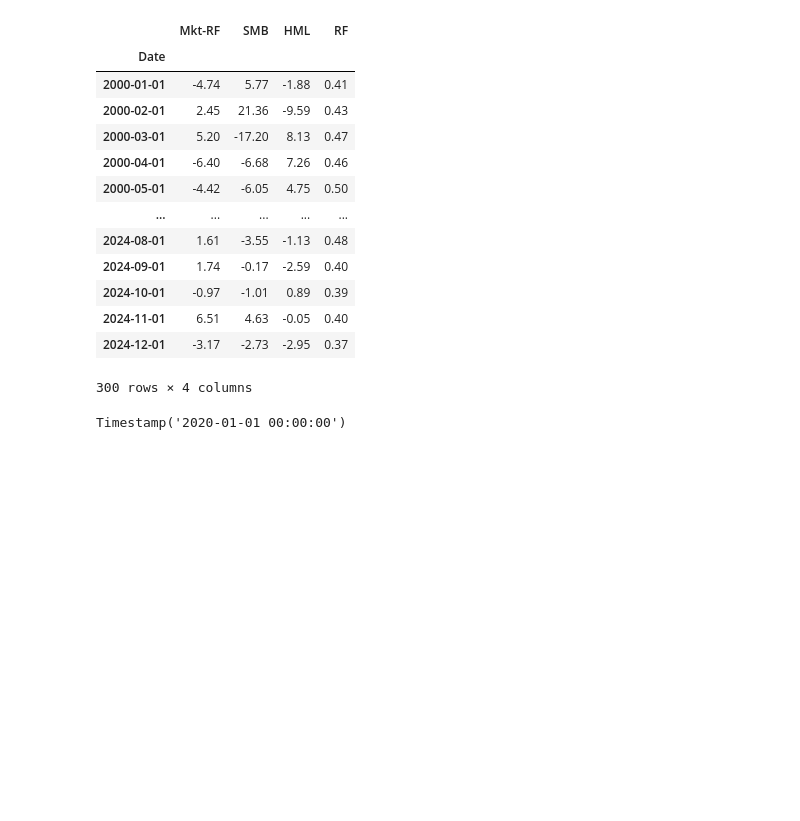
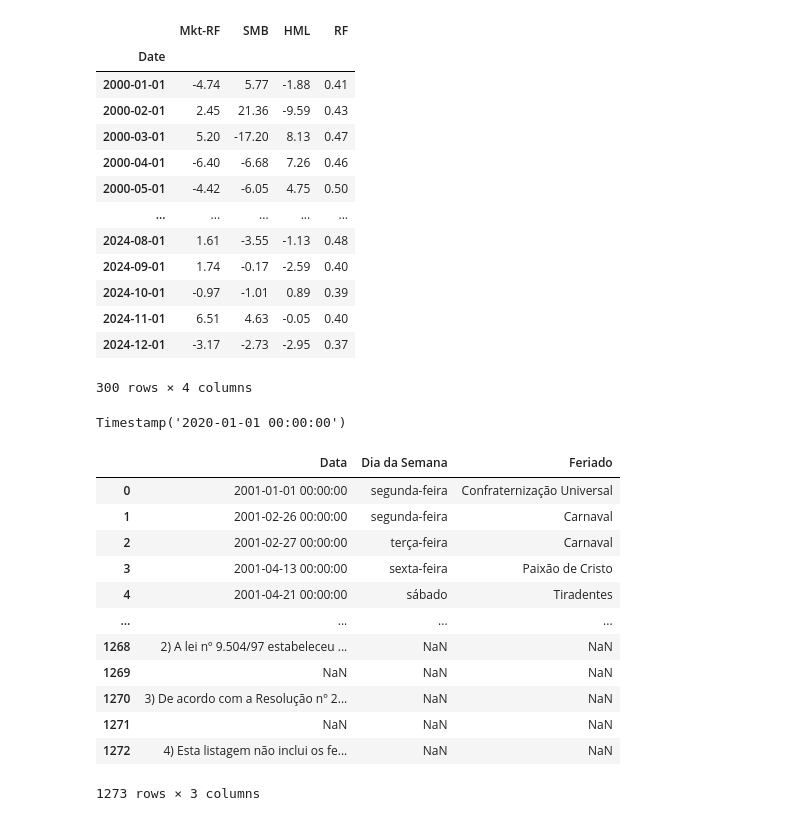
Before and after one commit to pedroafmelo/projeto_dashboard, a Jupyter notebook: testes.ipynb, the cells around one changed output. Cells and saved outputs as stored; diff of their text form; code cells hidden in the pictures; blank space fills up the shorter version.

```diff
--- a/testes.ipynb
+++ b/testes.ipynb
@@ -356,3 +356,19 @@ import pandas as pd
 pd.to_datetime("Jan 1, 2020")
 # %% [output]
 Timestamp('2020-01-01 00:00:00')
+# %%
+pd.read_excel("https://www.anbima.com.br/feriados/arqs/feriados_nacionais.xls")
+# %% [output]
+|  | Data | Dia da Semana | Feriado |
+| 0 | 2001-01-01 00:00:00 | segunda-feira | Confraternização Universal |
+| 1 | 2001-02-26 00:00:00 | segunda-feira | Carnaval |
+| 2 | 2001-02-27 00:00:00 | terça-feira | Carnaval |
+| 3 | 2001-04-13 00:00:00 | sexta-feira | Paixão de Cristo |
+| 4 | 2001-04-21 00:00:00 | sábado | Tiradentes |
+| ... | ... | ... | ... |
+| 1268 | 2) A lei nº 9.504/97 estabeleceu ... | NaN | NaN |
+| 1269 | NaN | NaN | NaN |
+| 1270 | 3) De acordo com a Resolução nº 2... | NaN | NaN |
+| 1271 | NaN | NaN | NaN |
+| 1272 | 4) Esta listagem não inclui os fe... | NaN | NaN |
+1273 rows × 3 columns
```
Also changed, not shown: 15 other files.
